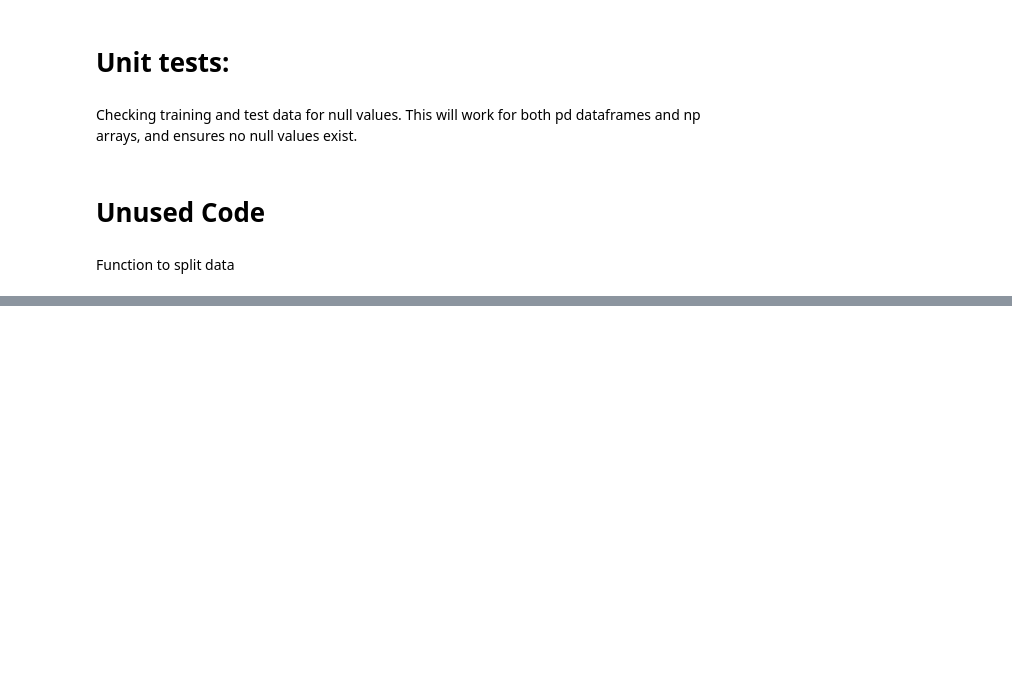
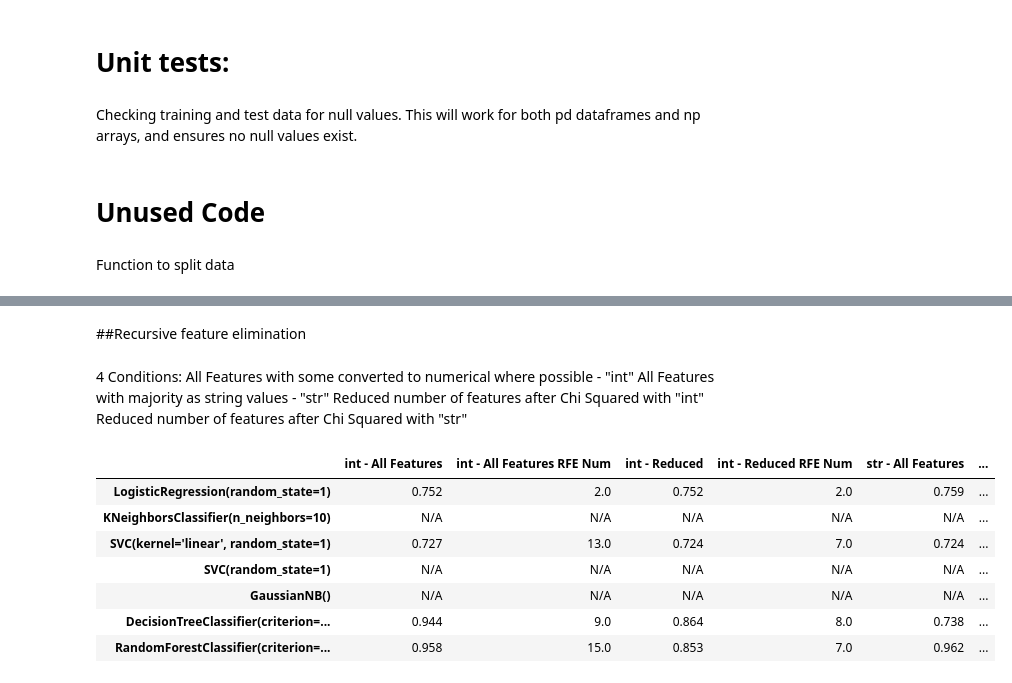
Before and after one commit to skadoosh12/JHub, a Jupyter notebook: Module 4/Task_template.ipynb, the cells around one changed output, grey strips where cells are left out. Cells and saved outputs as stored; diff of their text form; code cells hidden in the pictures; blank space fills up the shorter version.

```diff
--- a/Module 4/Task_template.ipynb
+++ b/Module 4/Task_template.ipynb
@@ -479,6 +481,7 @@ class Module4_Model:
 
       #predict
       self.rfecv.predict(self.pipe_rfecv[0].fit_transform(self.df_x))
+      self.rfecv.score_ = self.rfecv.score(self.pipe_rfecv[0].fit_transform(self.df_x), np.array(self.df_y).ravel())
       return (self.rfecv)
 
     def model_selection(self, model):
@@ -543,9 +546,8 @@ class Module4_Model:
       self.df_predict_y = pd.DataFrame(self.pipe[1].predict(self.arr_test_x))
 
     def metrics(self):
-      cm = confusion_matrix(self.df_test_y, self.df_predict_y)
-      print(cm)
-      print(accuracy_score(self.df_test_y, self.df_predict_y))
+      self.cm = confusion_matrix(self.df_test_y, self.df_predict_y)
+      self.accuracy_score = accuracy_score(self.df_test_y, self.df_predict_y)
 
     def tune(self):
       pass
@@ -755,18 +653,0 @@ Datetime/date/ formatted rows or NaN rows dropped: 0
-# %%
-# Dont change - initialise the model
-my_model = Module4_Model()
-
-#Determine independent feature - in this case class - i.e. recurrent or non recurrent
-str_dep_feat = 'Class'
-
-#complile list of independent features not to analyse
-lis_ind_feat_no_analyse = ['menopause','breast','breast-quad']
-
-#setting strategy to 'int' will call the function func_conv_str_int.
-strategy = 'str'
-
-#test size is passed to the training test split class
-test_size = 0.2
-
-#setup model
-my_model.setup(df_raw, str_dep_feat, lis_ind_feat_no_analyse, strategy)
@@ -943,0 +826,38 @@ def func_pre_process(df, str_dep_feat):
+# %% [markdown]
+##Recursive feature elimination
+# %% [markdown]
+4 Conditions:
+All Features with some converted to numerical where possible - "int"
+All Features with majority as string values - "str"
+Reduced number of features after Chi Squared with "int"
+Reduced number of features after Chi Squared with "str"
+# %%
+dict_model_rfecv = {}
+
+for model in model_list:
+  dict_sub = {}
+  for strat in ["int", "str"]:
+    for lis_ind_feat, vars in zip([[], lis_ind_feat_no_analyse],[' - All Features', ' - Reduced']):
+      my_model.setup(df_raw, str_dep_feat, lis_ind_feat, strat)
+      try:
+        my_model.rec_feature_elim_cv(model)
+        #print(my_model.rfecv.n_features_)
+        #print(my_model.rfecv.feat_nms)
+        #print(my_model.rfecv.ranking_)
+        dict_sub[str(strat) + str(vars)] = round(my_model.rfecv.score_,3)
+        dict_sub[str(strat) + str(vars) + " RFE Num"] = my_model.rfecv.n_features_
+      except Exception as e:
+        dict_sub[str(strat) + str(vars)] = "N/A"
+        dict_sub[str(strat) + str(vars) + " RFE Num"] = "N/A"
+  dict_model_rfecv[model] = dict_sub
+
+pd.DataFrame(dict_model_rfecv).T.rename(index= dict(zip(pd.DataFrame(dict_model_rfecv).T.index,[str(elm) for elm in list(dict_model_rfecv.keys())])))
+# %% [output]
+|  | int - All Features | int - All Features RFE Num | int - Reduced | int - Reduced RFE Num | str - All Features | ... |
+| LogisticRegression(random_state=1) | 0.752 | 2.0 | 0.752 | 2.0 | 0.759 | ... |
+| KNeighborsClassifier(n_neighbors=10) | N/A | N/A | N/A | N/A | N/A | ... |
+| SVC(kernel='linear', random_state=1) | 0.727 | 13.0 | 0.724 | 7.0 | 0.724 | ... |
+| SVC(random_state=1) | N/A | N/A | N/A | N/A | N/A | ... |
+| GaussianNB() | N/A | N/A | N/A | N/A | N/A | ... |
+| DecisionTreeClassifier(criterion=... | 0.944 | 9.0 | 0.864 | 8.0 | 0.738 | ... |
+| RandomForestClassifier(criterion=... | 0.958 | 15.0 | 0.853 | 7.0 | 0.962 | ... |
```
Also changed, not shown: parts of 38 cells of this notebook, 2 other files.
